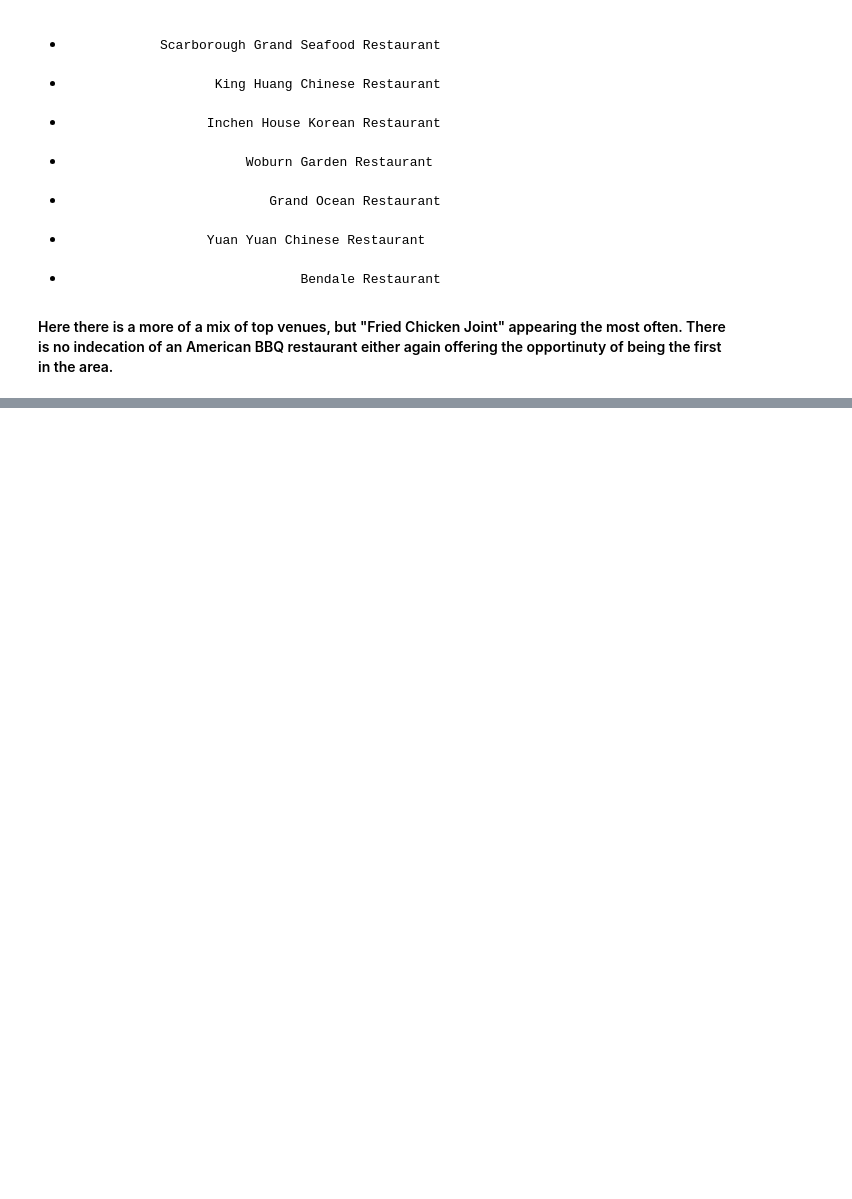
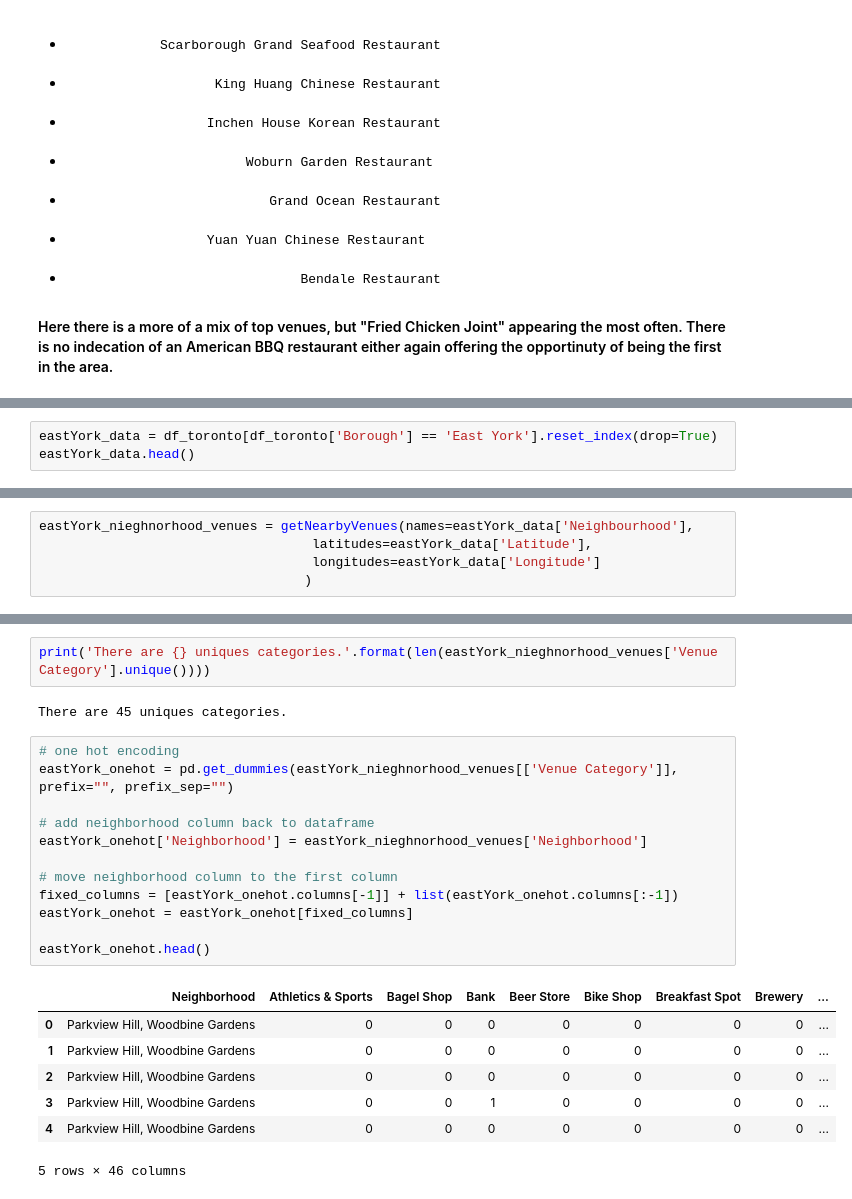
Before and after one commit to aaronwilliame/Coursera_Capstone, a Jupyter notebook: Week_4/Battle of the Neighborhoods.ipynb, the cells around one changed output, grey strips where cells are left out. Saved outputs shown, nothing was run; the diff lists cells and outputs as text; blank space fills up the shorter version.

```diff
--- a/Week_4/Battle of the Neighborhoods.ipynb
+++ b/Week_4/Battle of the Neighborhoods.ipynb
@@ -974,0 +938,3 @@ neighborhoods_venues_sorted
+# %%
+eastYork_data = df_toronto[df_toronto['Borough'] == 'East York'].reset_index(drop=True)
+eastYork_data.head()
@@ -974,0 +1106,5 @@ neighborhoods_venues_sorted
+# %%
+eastYork_nieghnorhood_venues = getNearbyVenues(names=eastYork_data['Neighbourhood'],
+                                   latitudes=eastYork_data['Latitude'],
+                                   longitudes=eastYork_data['Longitude']
+                                  )
@@ -974,0 +1147,24 @@ neighborhoods_venues_sorted
+# %%
+print('There are {} uniques categories.'.format(len(eastYork_nieghnorhood_venues['Venue Category'].unique())))
+# %% [output]
+There are 45 uniques categories.
+# %%
+# one hot encoding
+eastYork_onehot = pd.get_dummies(eastYork_nieghnorhood_venues[['Venue Category']], prefix="", prefix_sep="")
+
+# add neighborhood column back to dataframe
+eastYork_onehot['Neighborhood'] = eastYork_nieghnorhood_venues['Neighborhood']
+
+# move neighborhood column to the first column
+fixed_columns = [eastYork_onehot.columns[-1]] + list(eastYork_onehot.columns[:-1])
+eastYork_onehot = eastYork_onehot[fixed_columns]
+
+eastYork_onehot.head()
+# %% [output]
+|  | Neighborhood | Athletics & Sports | Bagel Shop | Bank | Beer Store | Bike Shop | Breakfast Spot | Brewery | ... |
+| 0 | Parkview Hill, Woodbine Gardens | 0 | 0 | 0 | 0 | 0 | 0 | 0 | ... |
+| 1 | Parkview Hill, Woodbine Gardens | 0 | 0 | 0 | 0 | 0 | 0 | 0 | ... |
+| 2 | Parkview Hill, Woodbine Gardens | 0 | 0 | 0 | 0 | 0 | 0 | 0 | ... |
+| 3 | Parkview Hill, Woodbine Gardens | 0 | 0 | 1 | 0 | 0 | 0 | 0 | ... |
+| 4 | Parkview Hill, Woodbine Gardens | 0 | 0 | 0 | 0 | 0 | 0 | 0 | ... |
+5 rows × 46 columns
```
Also changed, not shown: parts of 38 cells of this notebook.
